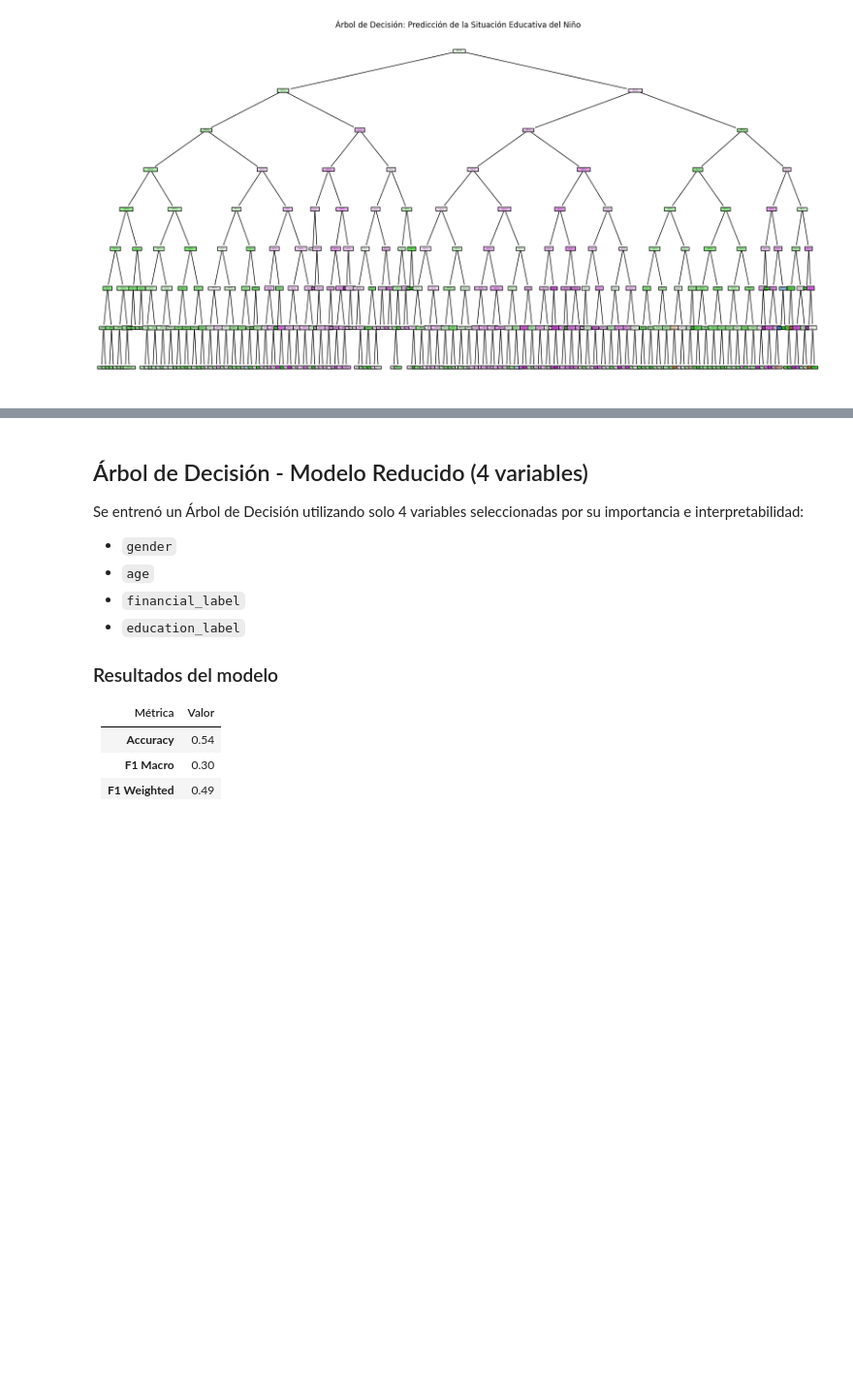
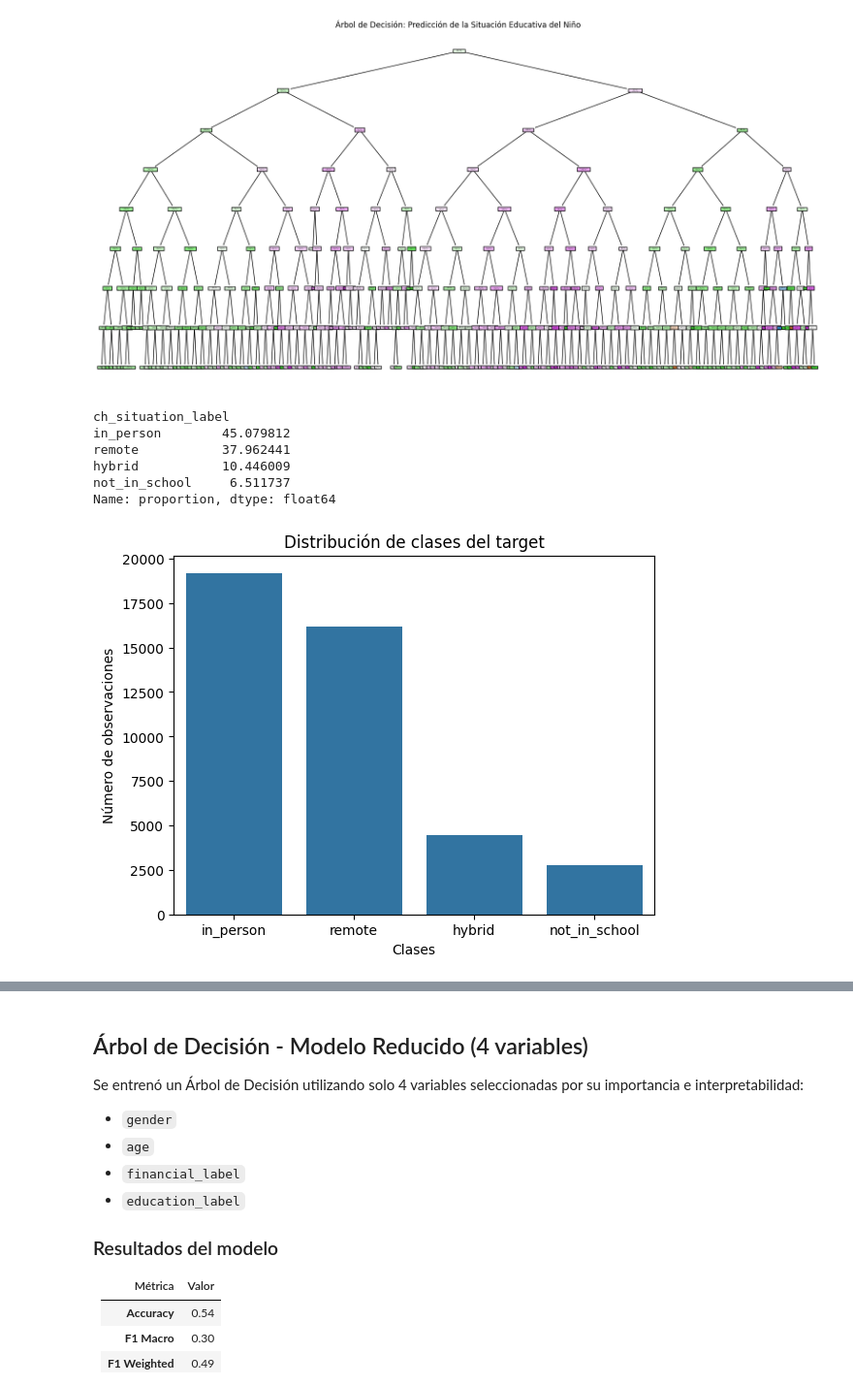
Before and after one commit to ByronVelasco/ProyectoFinal, a Jupyter notebook: prediction/decision_tree.ipynb, the cells around one changed output, grey strips where cells are left out. Shown: that part at 97% size. Saved outputs shown, nothing was run; the diff lists cells and outputs as text; code cells hidden in the pictures; blank space fills up the shorter version.

```diff
--- a/prediction/decision_tree.ipynb
+++ b/prediction/decision_tree.ipynb
@@ -420,3 +420,20 @@ plt.title("Árbol de Decisión: Predicción de la Situación Educativa del Niño
 plt.show()
 # %% [output]
 [figure]
+# %%
+target = 'ch_situation_label'
+#df[target].value_counts(normalize=False)  # Cantidad absoluta por clase
+print(df[target].value_counts(normalize=True) * 100)  # Porcentaje por clase
+sns.countplot(x=target, data=df)
+plt.title("Distribución de clases del target")
+plt.xlabel("Clases")
+plt.ylabel("Número de observaciones")
+plt.show()
+# %% [output]
+ch_situation_label
+in_person        45.079812
+remote           37.962441
+hybrid           10.446009
+not_in_school     6.511737
+Name: proportion, dtype: float64
+[figure, added]
```
Also changed, not shown: parts of 1 cell of this notebook.
